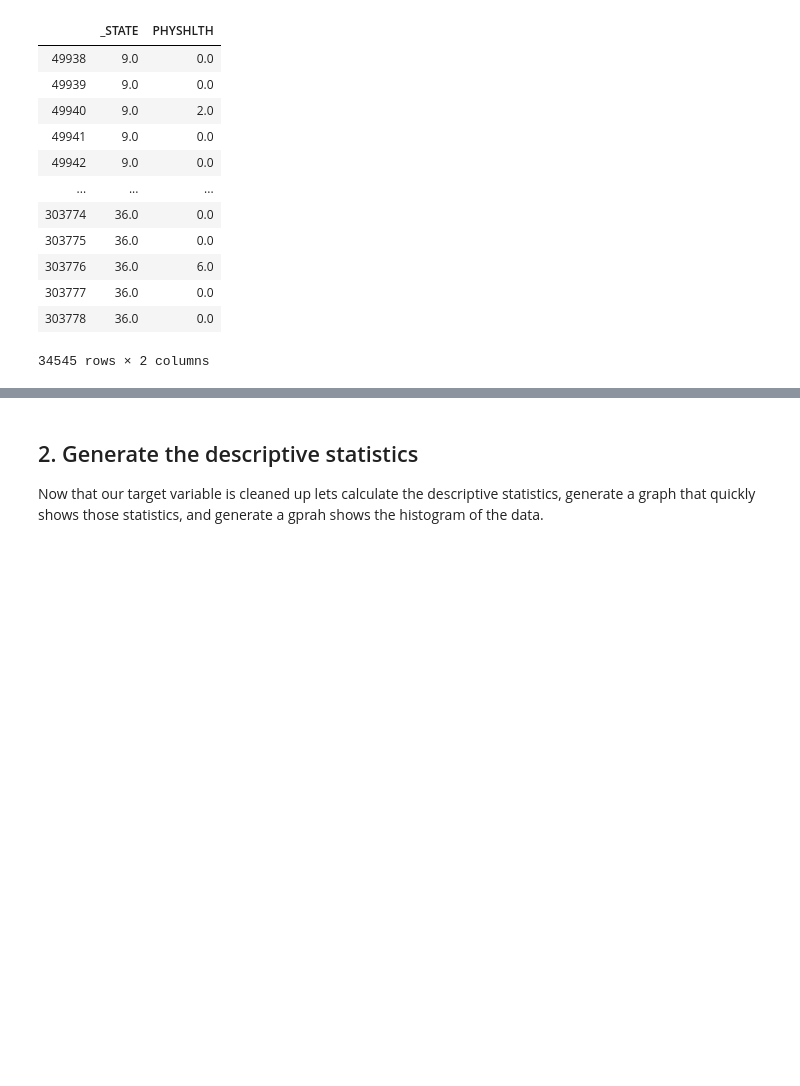
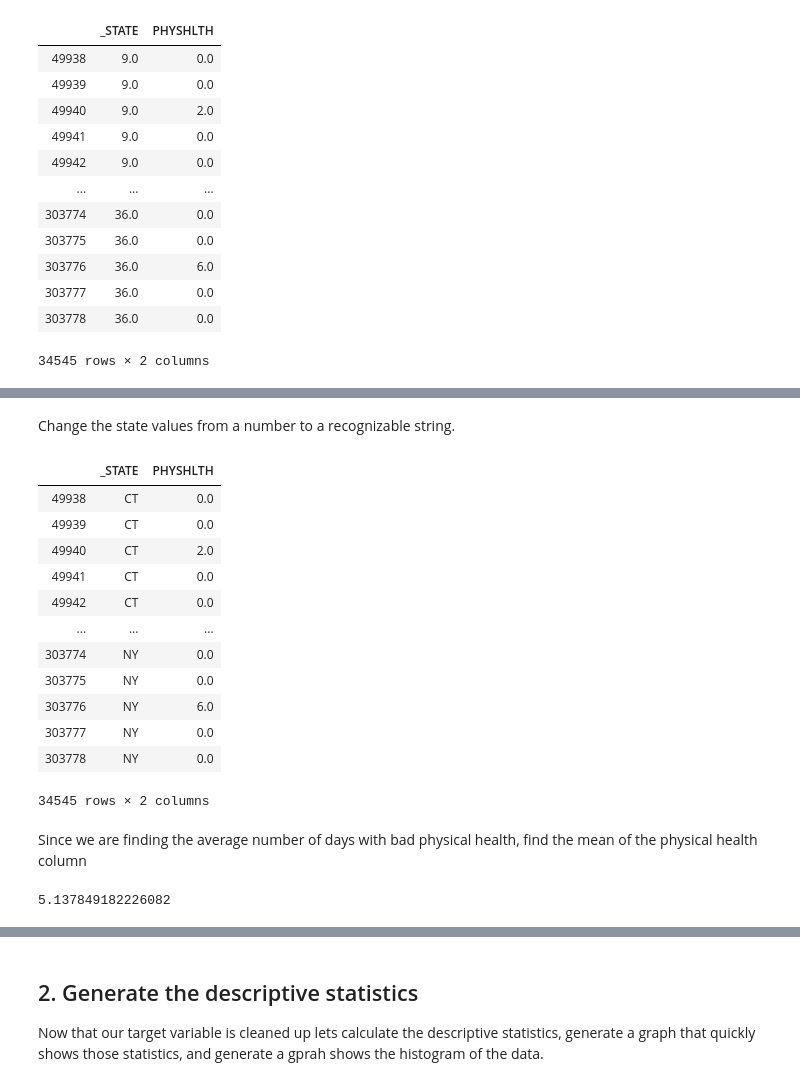
Before and after one commit to k0marrr1/nyc-mhtn-ds-010620-lectures, a Jupyter notebook: week_2/case_study/Data_Exploration_Applied.ipynb, the cells around one changed output, grey strips where cells are left out. Cells and saved outputs as stored; diff of their text form; code cells hidden in the pictures; blank space fills up the shorter version.

```diff
--- a/week_2/case_study/Data_Exploration_Applied.ipynb
+++ b/week_2/case_study/Data_Exploration_Applied.ipynb
@@ -120,0 +146,2 @@ df_phy
+# %%
+df_phy['PHYSHLTH'] = df_phy['PHYSHLTH'].dropna()
@@ -120,0 +164,30 @@ df_phy
+# %% [markdown]
+Change the state values from a number to a recognizable string.
+# %%
+df_phy['_STATE'] = df_phy['_STATE'].replace(9, 'CT')
+# %%
+df_phy['_STATE'] = df_phy['_STATE'].replace(34, 'NJ')
+# %%
+df_phy['_STATE'] = df_phy['_STATE'].replace(36, 'NY')
+# %%
+df_phy
+# %% [output]
+|  | _STATE | PHYSHLTH |
+| 49938 | CT | 0.0 |
+| 49939 | CT | 0.0 |
+| 49940 | CT | 2.0 |
+| 49941 | CT | 0.0 |
+| 49942 | CT | 0.0 |
+| ... | ... | ... |
+| 303774 | NY | 0.0 |
+| 303775 | NY | 0.0 |
+| 303776 | NY | 6.0 |
+| 303777 | NY | 0.0 |
+| 303778 | NY | 0.0 |
+34545 rows × 2 columns
+# %% [markdown]
+Since we are finding the average number of days with bad physical health, find the mean of the physical health column
+# %%
+df_phy['PHYSHLTH'].mean()
+# %% [output]
+5.137849182226082
```
Also changed, not shown: parts of 22 cells of this notebook.
